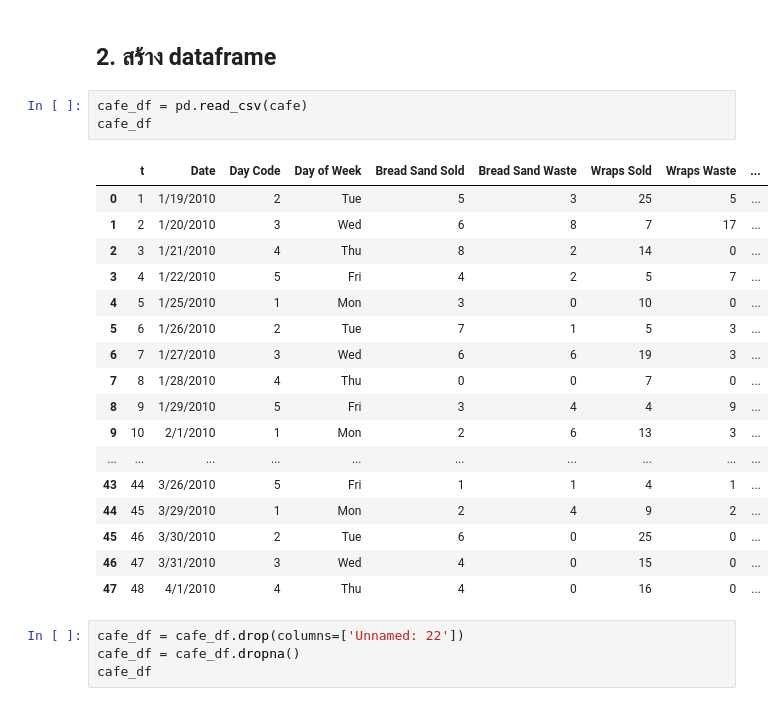
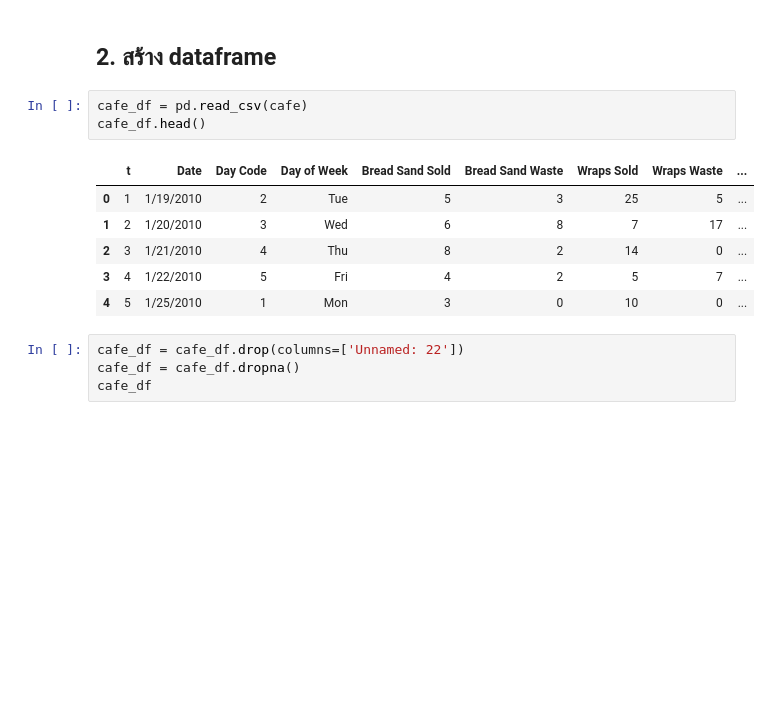
Before and after one commit to MeenTers/KKU_data_mining, a Jupyter notebook: Cafe.ipynb, the cells around one changed output. Cells and saved outputs as stored; diff of their text form; blank space fills up the shorter version.

```diff
--- a/Cafe.ipynb
+++ b/Cafe.ipynb
@@ -21,25 +21,14 @@ cafe = os.path.join(path,'cafedata.csv')
 ## 2. สร้าง dataframe
 # %%
 cafe_df = pd.read_csv(cafe)
-cafe_df
+cafe_df.head()
 # %% [output]
 |  | t | Date | Day Code | Day of Week | Bread Sand Sold | Bread Sand Waste | Wraps Sold | Wraps Waste | ... |
 | 0 | 1 | 1/19/2010 | 2 | Tue | 5 | 3 | 25 | 5 | ... |
 | 1 | 2 | 1/20/2010 | 3 | Wed | 6 | 8 | 7 | 17 | ... |
 | 2 | 3 | 1/21/2010 | 4 | Thu | 8 | 2 | 14 | 0 | ... |
 | 3 | 4 | 1/22/2010 | 5 | Fri | 4 | 2 | 5 | 7 | ... |
 | 4 | 5 | 1/25/2010 | 1 | Mon | 3 | 0 | 10 | 0 | ... |
-| 5 | 6 | 1/26/2010 | 2 | Tue | 7 | 1 | 5 | 3 | ... |
-| 6 | 7 | 1/27/2010 | 3 | Wed | 6 | 6 | 19 | 3 | ... |
-| 7 | 8 | 1/28/2010 | 4 | Thu | 0 | 0 | 7 | 0 | ... |
-| 8 | 9 | 1/29/2010 | 5 | Fri | 3 | 4 | 4 | 9 | ... |
-| 9 | 10 | 2/1/2010 | 1 | Mon | 2 | 6 | 13 | 3 | ... |
-| ... | ... | ... | ... | ... | ... | ... | ... | ... | ... |
-| 43 | 44 | 3/26/2010 | 5 | Fri | 1 | 1 | 4 | 1 | ... |
-| 44 | 45 | 3/29/2010 | 1 | Mon | 2 | 4 | 9 | 2 | ... |
-| 45 | 46 | 3/30/2010 | 2 | Tue | 6 | 0 | 25 | 0 | ... |
-| 46 | 47 | 3/31/2010 | 3 | Wed | 4 | 0 | 15 | 0 | ... |
-| 47 | 48 | 4/1/2010 | 4 | Thu | 4 | 0 | 16 | 0 | ... |
 # %%
 cafe_df = cafe_df.drop(columns=['Unnamed: 22'])
 cafe_df = cafe_df.dropna()
```
Also changed, not shown: parts of 20 cells of this notebook.
